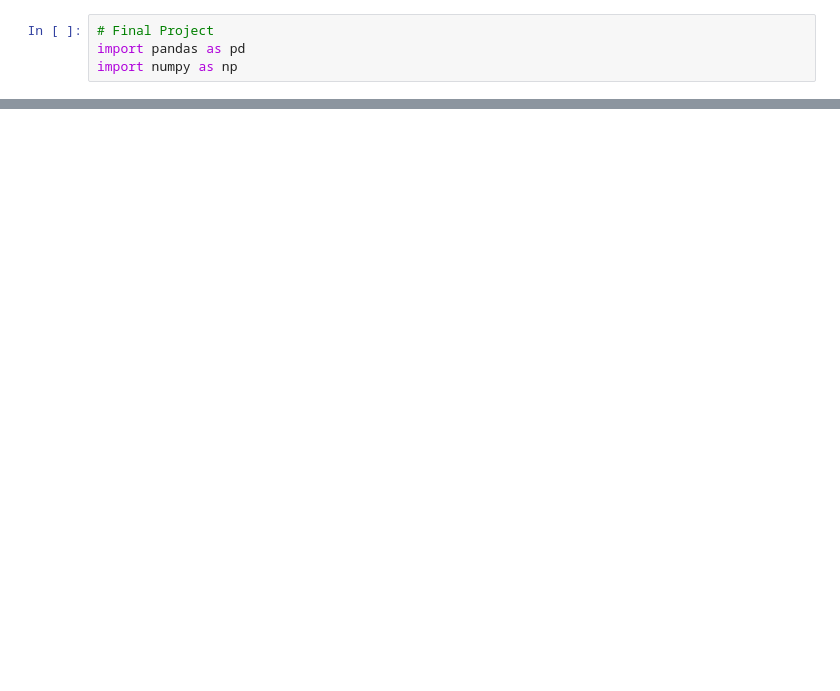
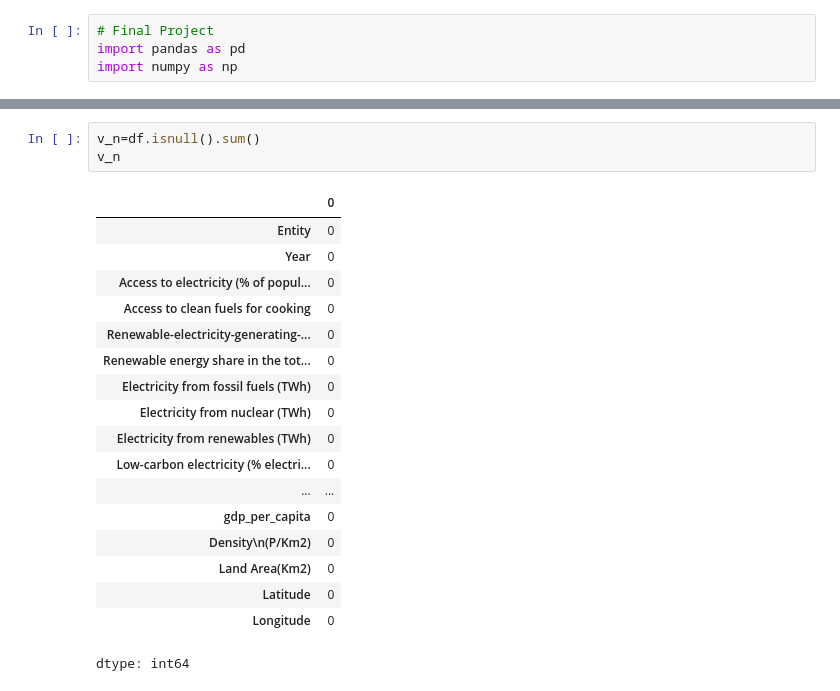
Before and after one commit to mnoriega-mx/energy-efficiency-trends, a Jupyter notebook: energy_efficiency_trends.ipynb, the cells around one changed output, grey strips where cells are left out. Saved outputs shown, nothing was run; the diff lists cells and outputs as text; blank space fills up the shorter version.

```diff
--- a/energy_efficiency_trends.ipynb
+++ b/energy_efficiency_trends.ipynb
@@ -55,3 +53,25 @@ display(df.head())
 | 2 | Afghanistan | 2002 | 9.409158 | 8.2 | 8.47 | ... |
 | 3 | Afghanistan | 2003 | 14.738506 | 9.5 | 8.09 | ... |
 | 4 | Afghanistan | 2004 | 20.064968 | 10.9 | 7.75 | ... |
+# %%
+v_n=df.isnull().sum()
+v_n
+# %% [output]
+|  | 0 |
+| Entity | 0 |
+| Year | 0 |
+| Access to electricity (% of popul... | 0 |
+| Access to clean fuels for cooking | 0 |
+| Renewable-electricity-generating-... | 0 |
+| Renewable energy share in the tot... | 0 |
+| Electricity from fossil fuels (TWh) | 0 |
+| Electricity from nuclear (TWh) | 0 |
+| Electricity from renewables (TWh) | 0 |
+| Low-carbon electricity (% electri... | 0 |
+| ... | ... |
+| gdp_per_capita | 0 |
+| Density\n(P/Km2) | 0 |
+| Land Area(Km2) | 0 |
+| Latitude | 0 |
+| Longitude | 0 |
+dtype: int64
```
Also changed, not shown: parts of 2 cells of this notebook.
